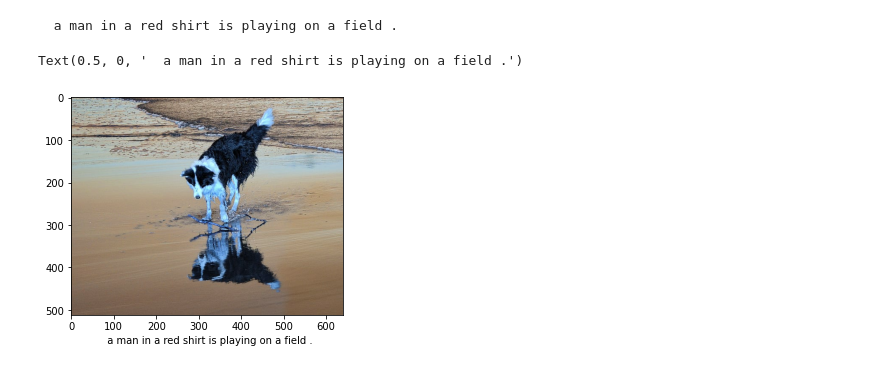
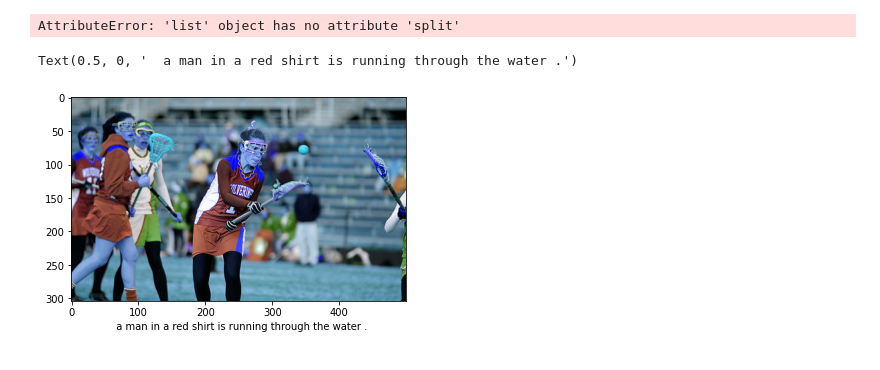
Before and after one commit to deeplearningunb/ImageCaptioning, a Jupyter notebook: src/train_model.ipynb, the cells around one changed output. Drawn from its saved outputs; the diff is of its cells as text; code cells hidden in the pictures.

```diff
--- a/src/train_model.ipynb
+++ b/src/train_model.ipynb
@@ -132,7 +117,7 @@ def create_seq(captions, photo):
                 [in_seq],
                 maxlen=MAX_LEN)[0]
 
-            out_seq = tf.keras.utils.to_categorical([out_seq], num_classes=len(vocab) + 1)[0]
+            out_seq = tf.keras.utils.to_categorical([out_seq], num_classes=len(vocab))[0]
 
             X1.append(photo)
             X2.append(in_seq)
@@ -148,37 +133,36 @@ def generator():
 # %%
 def architecture():
     # creating feature extractor model
-    feature_model_input =  tf.keras.layers.Input(shape=(2048,))
+    feature_model_input =  tf.keras.layers.Input(shape=(2048,), name='feature_input')
     feature_model_dropout = tf.keras.layers.Dropout(0.5)(feature_model_input)
     feature_model_dense = tf.keras.layers.Dense(256, activation='relu')(feature_model_dropout)
 
     # creating recurrent model
-    recurrent_model_input = tf.keras.layers.Input(shape=(MAX_LEN,))
-    recurrent_model_embedding = tf.keras.layers.Embedding(len(vocab)+1, 256, mask_zero=True)(recurrent_model_input)
+    recurrent_model_input = tf.keras.layers.Input(shape=(MAX_LEN,), name='r_input')
+    recurrent_model_embedding = tf.keras.layers.Embedding(len(vocab), 256, mask_zero=True)(recurrent_model_input)
     recurrent_model_dropout = tf.keras.layers.Dropout(0.5)(recurrent_model_embedding)
     recurrent_model_lstm = tf.keras.layers.LSTM(256)(recurrent_model_dropout)
 
     # adding models
-    added_model = tf.keras.layers.Add()([feature_model_dense, recurrent_model_lstm])
+    added_model = tf.keras.layers.add([feature_model_dense, recurrent_model_lstm])
     added_model_dense = tf.keras.layers.Dense(256, activation='relu')(added_model)
-    output = tf.keras.layers.Dense(len(vocab)+1, activation='softmax')(added_model_dense)
+    output = tf.keras.layers.Dense(len(vocab), activation='softmax')(added_model_dense)
 
     # creating keras model object
     model = tf.keras.models.Model(inputs=[feature_model_input, recurrent_model_input], outputs=output)
     model.compile(loss='categorical_crossentropy', optimizer='adam')
-    tf.keras.utils.plot_model(model, to_file='model.png', show_shapes=True)
 
     return model
 # %%
 # train the model, run epochs manually and save after each epoch
 model = architecture()
 epochs = 20
-steps = len(captions_mapped)
+steps = len(captions_mapped)//3
 for i in range(epochs):
 	# create the data generator
 	gen = generator()
 	# fit for one epoch
 	model.fit_generator(gen, epochs=1, steps_per_epoch=steps, verbose=1)
 	# save model
-	model.save('model_' + str(i) + '.h5')
+	model.save('2_model_' + str(i) + '.h5')
 # %% [output]
@@ -217,23 +223,43 @@ def generate_caption(model, img):
         if word  == 'sequenceend':
             break
 
-        caption += ' ' + word
+        caption += ' ' + str(word)
         text.append(word)
 
     return caption
-
-model = tf.keras.models.load_model('/content/drive/MyDrive/ImCap/ImageCaptioning/model_0.h5')
-img = exctract_img_features('/content/drive/MyDrive/ImCap/ImageCaptioning/example.jpg')
-caption = generate_caption(model, img)
-print(caption)
-# %% [output]
-  a man in a red shirt is playing on a field .
+# %%
+from nltk.translate.bleu_score import corpus_bleu
+
+def evaluate_model(model):
+	actual, predicted = list(), list()
+	# step over the whole set
+	for k, v in captions_mapped.items():
+		# generate description
+		yhat = generate_caption(model, images_features[k].reshape(1, 2048))
+		# store actual and predicted
+		references = [d.split() for d in v]
+		actual.append(references)
+		predicted.append(yhat.split())
+	# calculate BLEU score
+	print('BLEU-1: %f' % corpus_bleu(actual, predicted, weights=(1.0, 0, 0, 0)))
+	print('BLEU-2: %f' % corpus_bleu(actual, predicted, weights=(0.5, 0.5, 0, 0)))
+	print('BLEU-3: %f' % corpus_bleu(actual, predicted, weights=(0.3, 0.3, 0.3, 0)))
+	print('BLEU-4: %f' % corpus_bleu(actual, predicted, weights=(0.25, 0.25, 0.25, 0.25)))
+
+
+model = tf.keras.models.load_model('../src/2_model_1.h5')
+evaluate_model(model)
+# %% [output]
+AttributeError: 'list' object has no attribute 'split'
 # %%
 import matplotlib.pyplot as plt
-path = '/content/drive/MyDrive/ImCap/ImageCaptioning/example.jpg'
+path = '../dataset/images/Flicker8k_Dataset/123997871_6a9ca987b1.jpg'
+model = tf.keras.models.load_model('../src/2_model_1.h5')
+i = exctract_img_features(path)
+caption = generate_caption(model, i)
 image = cv2.imread(path)
 plt.imshow(image)
 plt.xlabel(caption)
 # %% [output]
-Text(0.5, 0, '  a man in a red shirt is playing on a field .')
+Text(0.5, 0, '  a man in a red shirt is running through the water .')
-[figure, old version]
+[figure, new version]
```
Also changed, not shown: parts of 14 cells of this notebook, 12 other files.
